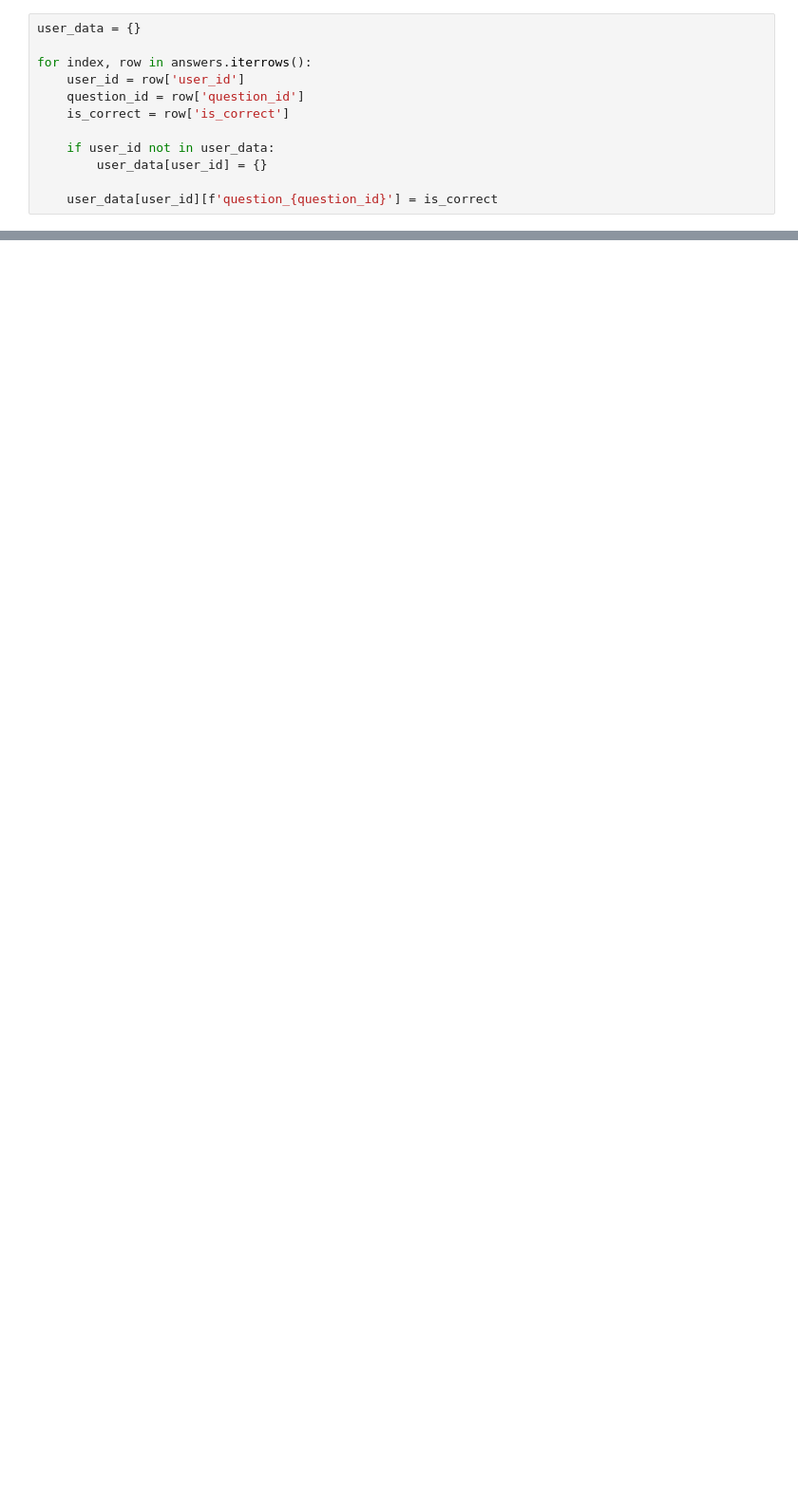
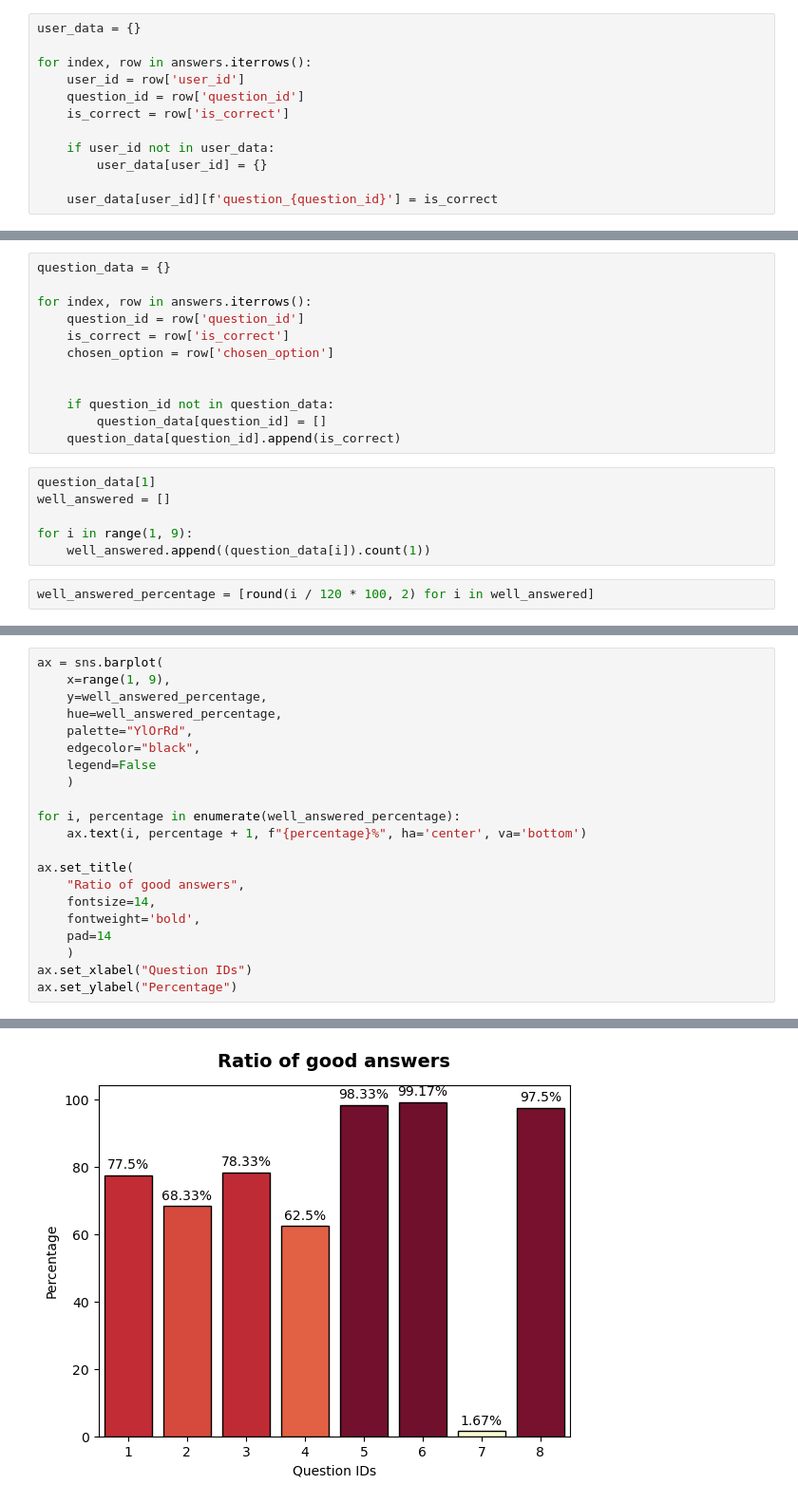
Before and after one commit to supernauth/quiz, a Jupyter notebook: analysis.ipynb, the cells around one changed output, grey strips where cells are left out. Shown: that part at 95% size. Saved outputs shown, nothing was run; the diff lists cells and outputs as text; blank space fills up the shorter version.

```diff
--- a/analysis.ipynb
+++ b/analysis.ipynb
@@ -78,0 +68,20 @@ user_data
+# %%
+question_data = {}
+
+for index, row in answers.iterrows():
+    question_id = row['question_id']
+    is_correct = row['is_correct']
+    chosen_option = row['chosen_option']
+
+
+    if question_id not in question_data:
+        question_data[question_id] = []
+    question_data[question_id].append(is_correct)
+# %%
+question_data[1]
+well_answered = []
+
+for i in range(1, 9):
+    well_answered.append((question_data[i]).count(1))
+# %%
+well_answered_percentage = [round(i / 120 * 100, 2) for i in well_answered]
@@ -78,0 +92,22 @@ user_data
+# %%
+ax = sns.barplot(
+    x=range(1, 9),
+    y=well_answered_percentage,
+    hue=well_answered_percentage,
+    palette="YlOrRd",
+    edgecolor="black",
+    legend=False
+    )
+
+for i, percentage in enumerate(well_answered_percentage):
+    ax.text(i, percentage + 1, f"{percentage}%", ha='center', va='bottom')
+
+ax.set_title(
+    "Ratio of good answers",
+    fontsize=14,
+    fontweight='bold',
+    pad=14
+    )
+ax.set_xlabel("Question IDs")
+ax.set_ylabel("Percentage")
+# %% [output]
@@ -78,0 +115 @@ user_data
+[figure, added]
```
Also changed, not shown: parts of 14 cells of this notebook, 1 other file.
